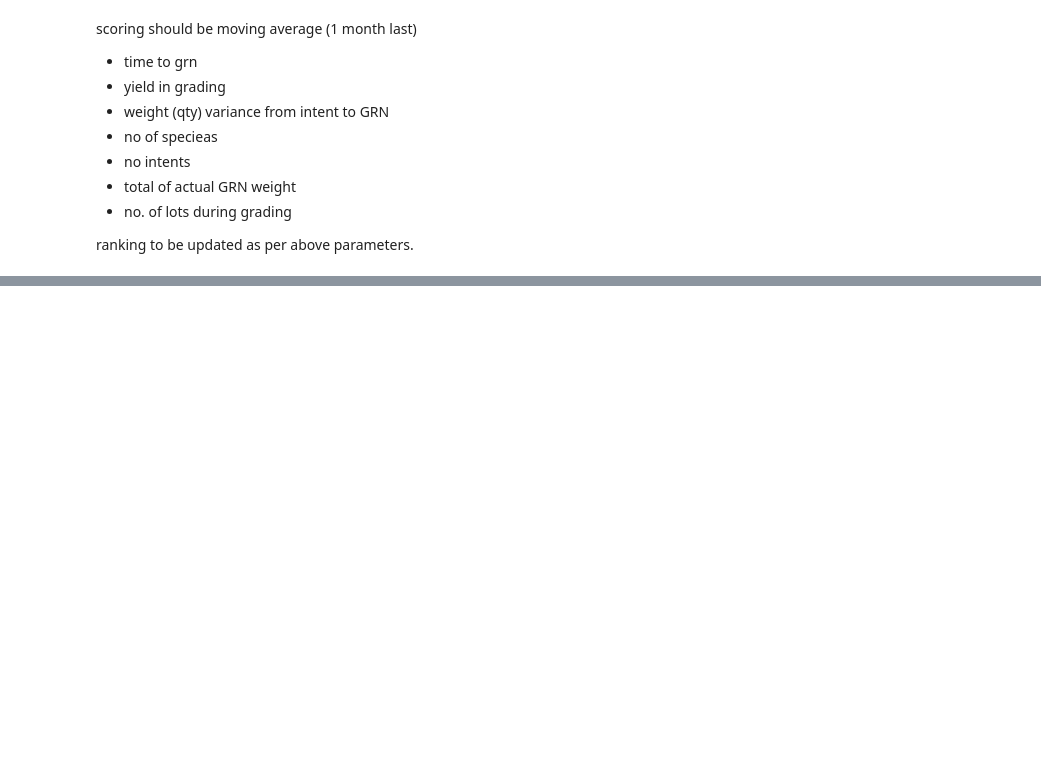
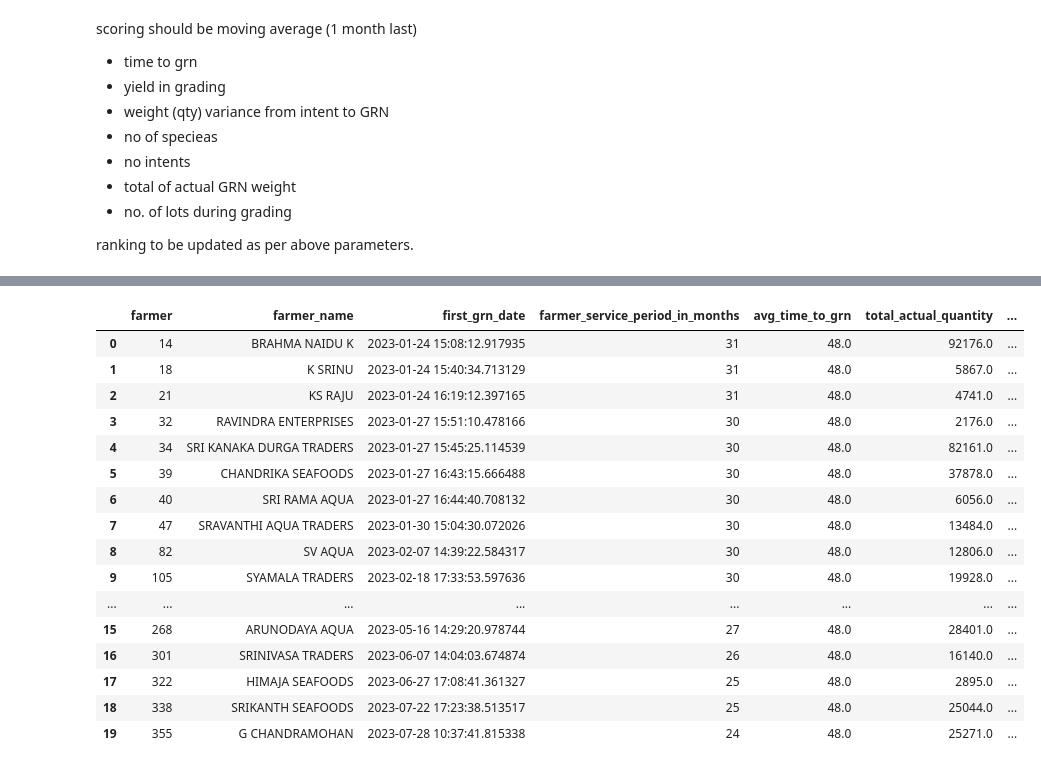
Before and after one commit to ideaboxai/ideaboxai-vertical-ml-service, a Jupyter notebook: notebooks/farmer_performance_ranking/farmer_ranking.ipynb, the cells around one changed output, grey strips where cells are left out. Drawn from its saved outputs; the diff is of its cells as text; code cells hidden in the pictures; blank space fills up the shorter version.

Commit message:
fix: Query rework for farmer ranking

```diff
--- a/notebooks/farmer_performance_ranking/farmer_ranking.ipynb
+++ b/notebooks/farmer_performance_ranking/farmer_ranking.ipynb
@@ -674,3 +674,102 @@ final_results.head()
 | 4 | 34 | SRI KANAKA DURGA TRADERS | 48.0000 | 82161.0 | 402.1154 | 8125,8149,8156,8191,8202 | ... |
 # %%
 final_results.to_excel("modified_farmer_performance_ranking.xlsx", index=False)
+# %%
+query3 = """
+WITH farmer_service AS (
+    SELECT
+        ii.farmer,
+        MIN(g.created_at) AS first_grn_date,
+        TIMESTAMPDIFF(MONTH, MIN(g.created_at), CURDATE()) AS farmer_service_period_in_months
+    FROM erpx_dev_rm_procurement.indent_items AS ii
+    JOIN erpx_dev_rm_procurement.indent AS i ON ii.indent_id = i.indent_id
+    LEFT JOIN erpx_dev_rm_procurement.grn AS g ON g.indent_no = i.indent_id
+    WHERE g.created_at IS NOT NULL
+    GROUP BY ii.farmer
+),
+hl_cte AS (
+    SELECT
+        gi.grn_id,
+        gi.created_at AS grn_created_at,
+        pg.lot_name,
+        gi.count AS hon_count,
+        gi.quantity AS hon_weight,
+        pg.created_at AS grading_created_at,
+        FLOOR(SUM(pgr.weight) - (pg.crate_weight * COUNT(pgr.crates))) AS hl_weight,
+        ( (SUM(pgr.weight) - (pg.crate_weight * COUNT(pgr.crates))) / NULLIF(gi.quantity, 0) ) * 100 AS grading_yield,
+        GROUP_CONCAT(DISTINCT pgr.sale_order ORDER BY pgr.sale_order ASC SEPARATOR ', ') AS grading_sale_orders
+    FROM erpx_dev_rm_procurement.grn_items gi
+    LEFT JOIN erpx_dev_production.pp_grading pg
+        ON gi.plant_lot_number = pg.lot_name
+    LEFT JOIN erpx_dev_production.pp_grading_readings pgr
+        ON pg.session_id = pgr.session_id
+    GROUP BY
+        gi.grn_id,
+        gi.created_at,
+        pg.lot_name,
+        gi.count,
+        gi.quantity,
+        pg.created_at
+)
+SELECT
+    ii.farmer,
+    s.name AS farmer_name,
+    fl.first_grn_date,
+    fl.farmer_service_period_in_months,
+
+    AVG(TIMESTAMPDIFF(HOUR, i.indent_date, g.grn_date)) AS avg_time_to_grn,
+
+    SUM(gi.quantity) AS total_actual_quantity,
+
+    AVG(ABS(gi.quantity - ii.expected_qty)) AS avg_quantity_variance,
+
+    GROUP_CONCAT(DISTINCT i.indent_id) AS indent_ids,
+    COUNT(DISTINCT i.indent_id) AS indent_count,
+
+    GROUP_CONCAT(DISTINCT gi.plant_lot_number) AS plant_lot_numbers,
+    COUNT(DISTINCT gi.plant_lot_number) AS lots_supplied,
+
+    AVG(hl.grading_yield) AS avg_grading_yield
+
+FROM
+    erpx_dev_rm_procurement.indent_items AS ii
+JOIN
+    erpx_dev_rm_procurement.indent AS i ON ii.indent_id = i.indent_id
+LEFT JOIN
+    erpx_dev_rm_procurement.grn AS g ON g.indent_no = i.indent_id
+LEFT JOIN
+    erpx_dev_rm_procurement.grn_items AS gi ON gi.grn_id = g.grn_id
+LEFT JOIN
+    erpx_dev.suppliers AS s ON s.supplier_id = ii.farmer
+LEFT JOIN
+    hl_cte AS hl ON hl.grn_id = gi.grn_id
+LEFT JOIN
+    farmer_service AS fl ON fl.farmer = ii.farmer
+WHERE
+    g.grn_date >= DATE_SUB(CURDATE(), INTERVAL 1 MONTH)
+GROUP BY
+    ii.farmer
+ORDER BY
+    ii.farmer;
+"""
+
+third_modified_rank_df = pd.read_sql(query3, engine)
+third_modified_rank_df.head(20)
+# %% [output]
+|  | farmer | farmer_name | first_grn_date | farmer_service_period_in_months | avg_time_to_grn | total_actual_quantity | ... |
+| 0 | 14 | BRAHMA NAIDU K | 2023-01-24 15:08:12.917935 | 31 | 48.0 | 92176.0 | ... |
+| 1 | 18 | K SRINU | 2023-01-24 15:40:34.713129 | 31 | 48.0 | 5867.0 | ... |
+| 2 | 21 | KS RAJU | 2023-01-24 16:19:12.397165 | 31 | 48.0 | 4741.0 | ... |
+| 3 | 32 | RAVINDRA ENTERPRISES | 2023-01-27 15:51:10.478166 | 30 | 48.0 | 2176.0 | ... |
+| 4 | 34 | SRI KANAKA DURGA TRADERS | 2023-01-27 15:45:25.114539 | 30 | 48.0 | 82161.0 | ... |
+| 5 | 39 | CHANDRIKA SEAFOODS | 2023-01-27 16:43:15.666488 | 30 | 48.0 | 37878.0 | ... |
+| 6 | 40 | SRI RAMA AQUA | 2023-01-27 16:44:40.708132 | 30 | 48.0 | 6056.0 | ... |
+| 7 | 47 | SRAVANTHI AQUA TRADERS | 2023-01-30 15:04:30.072026 | 30 | 48.0 | 13484.0 | ... |
+| 8 | 82 | SV AQUA | 2023-02-07 14:39:22.584317 | 30 | 48.0 | 12806.0 | ... |
+| 9 | 105 | SYAMALA TRADERS | 2023-02-18 17:33:53.597636 | 30 | 48.0 | 19928.0 | ... |
+| ... | ... | ... | ... | ... | ... | ... | ... |
+| 15 | 268 | ARUNODAYA AQUA | 2023-05-16 14:29:20.978744 | 27 | 48.0 | 28401.0 | ... |
+| 16 | 301 | SRINIVASA TRADERS | 2023-06-07 14:04:03.674874 | 26 | 48.0 | 16140.0 | ... |
+| 17 | 322 | HIMAJA SEAFOODS | 2023-06-27 17:08:41.361327 | 25 | 48.0 | 2895.0 | ... |
+| 18 | 338 | SRIKANTH SEAFOODS | 2023-07-22 17:23:38.513517 | 25 | 48.0 | 25044.0 | ... |
+| 19 | 355 | G CHANDRAMOHAN | 2023-07-28 10:37:41.815338 | 24 | 48.0 | 25271.0 | ... |
```
Also changed, not shown: parts of 15 cells of this notebook, 6 other files.
